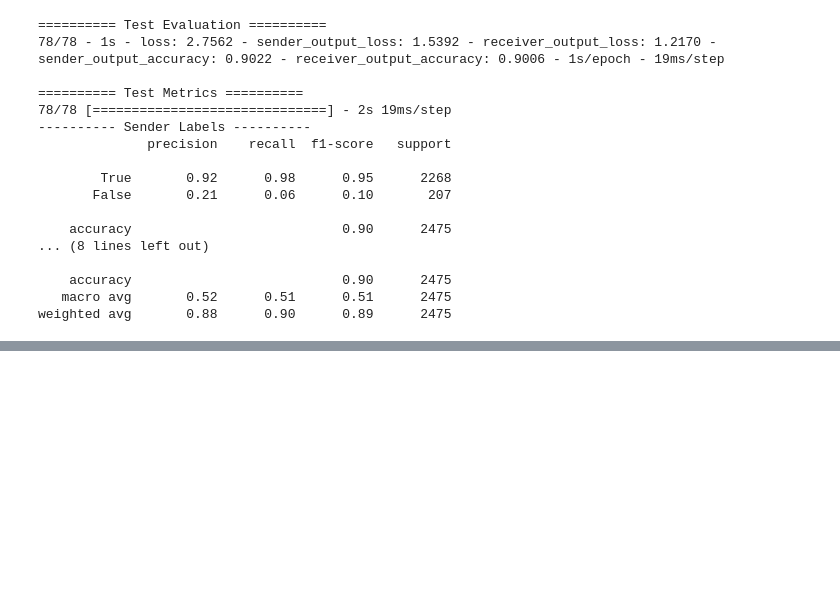
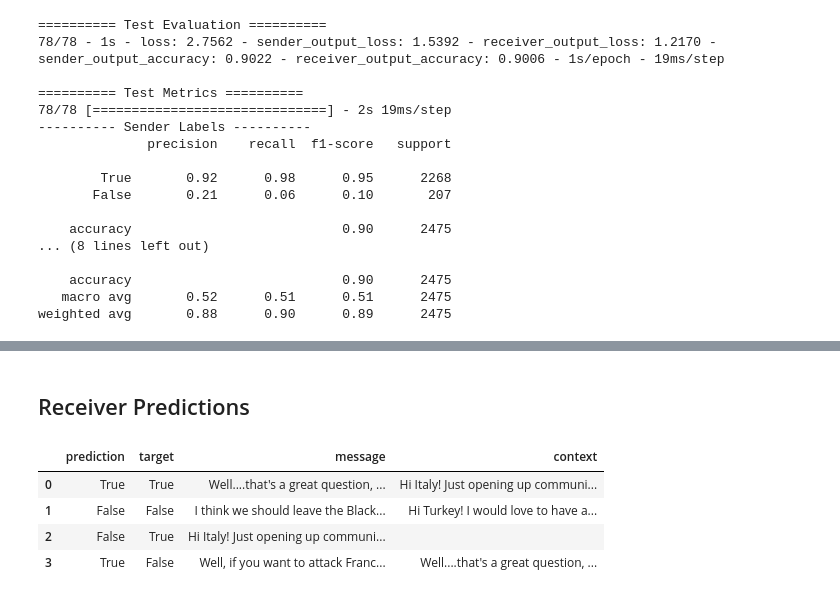
Before and after one commit to AdamKreitz/w266-final-project, a Jupyter notebook: lee2.ipynb, the cells around one changed output, grey strips where cells are left out. Cells and saved outputs as stored; diff of their text form; code cells hidden in the pictures; blank space fills up the shorter version.

```diff
--- a/lee2.ipynb
+++ b/lee2.ipynb
@@ -930,0 +983,10 @@ weighted avg       0.88      0.90      0.89      2475
+# %% [markdown]
+## Receiver Predictions
+# %%
+PredictionGridPeek(receiver_pred, test_df, CLASS_LABELS, "receiver")
+# %% [output]
+|  | prediction | target | message | context |
+| 0 | True | True | Well....that's a great question, ... | Hi Italy! Just opening up communi... |
+| 1 | False | False | I think we should leave the Black... | Hi Turkey! I would love to have a... |
+| 2 | False | True | Hi Italy! Just opening up communi... |  |
+| 3 | True | False | Well, if you want to attack Franc... | Well....that's a great question, ... |
```
Also changed, not shown: parts of 13 cells of this notebook.
